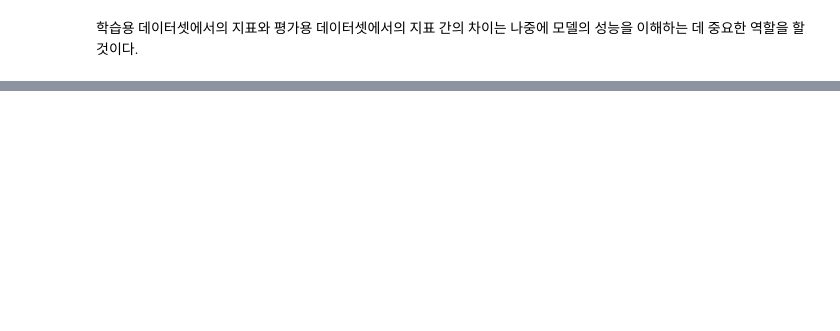
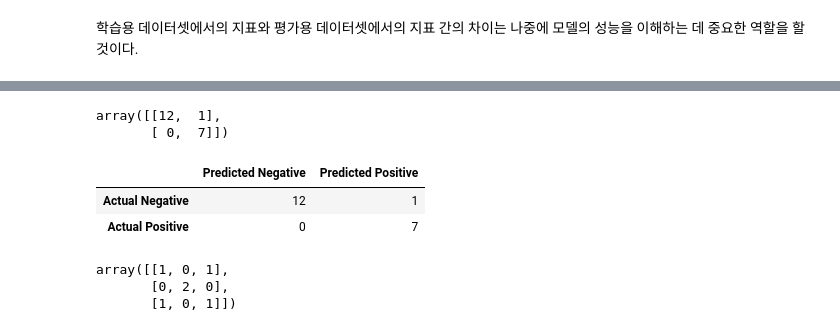
Before and after one commit to parksurk/da_structured-data, a Jupyter notebook: step1 - Data Analytics Workflow.ipynb, the cells around one changed output, grey strips where cells are left out. Cells and saved outputs as stored; diff of their text form; code cells hidden in the pictures; blank space fills up the shorter version.

```diff
--- a/step1 - Data Analytics Workflow.ipynb
+++ b/step1 - Data Analytics Workflow.ipynb
@@ -351,0 +596,21 @@ iplot_mpl(s.figure)
+# %%
+from sklearn.metrics import confusion_matrix
+
+confusion_matrix(y_true, y_pred)
+# %% [output]
+array([[12,  1],
+       [ 0,  7]])
+# %%
+pd.DataFrame(confusion_matrix(y_true, y_pred), columns=['Predicted Negative', 'Predicted Positive'], index=['Actual Negative', 'Actual Positive'])
+# %% [output]
+|  | Predicted Negative | Predicted Positive |
+| Actual Negative | 12 | 1 |
+| Actual Positive | 0 | 7 |
+# %%
+y_true_animal = ["cat", "dog", "dog", "cat", "rabbit", "rabbit"]
+y_pred_animal = ["dog", "dog", "cat", "cat", "rabbit", "rabbit"]
+confusion_matrix(y_true_animal, y_pred_animal, labels=["dog", "rabbit", "cat"])
+# %% [output]
+array([[1, 0, 1],
+       [0, 2, 0],
+       [1, 0, 1]])
```
Also changed, not shown: parts of 85 cells of this notebook, 1 other file.
